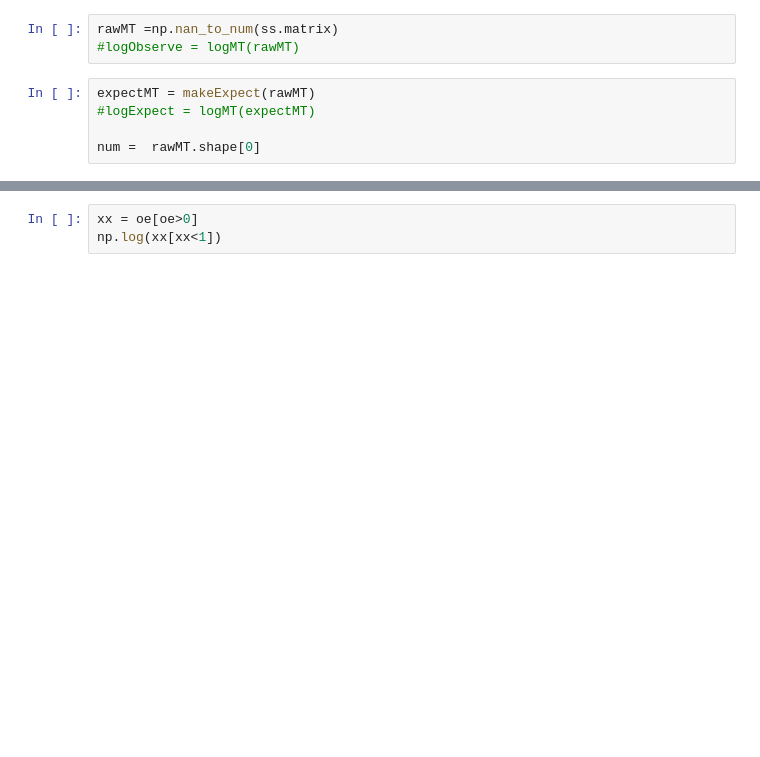
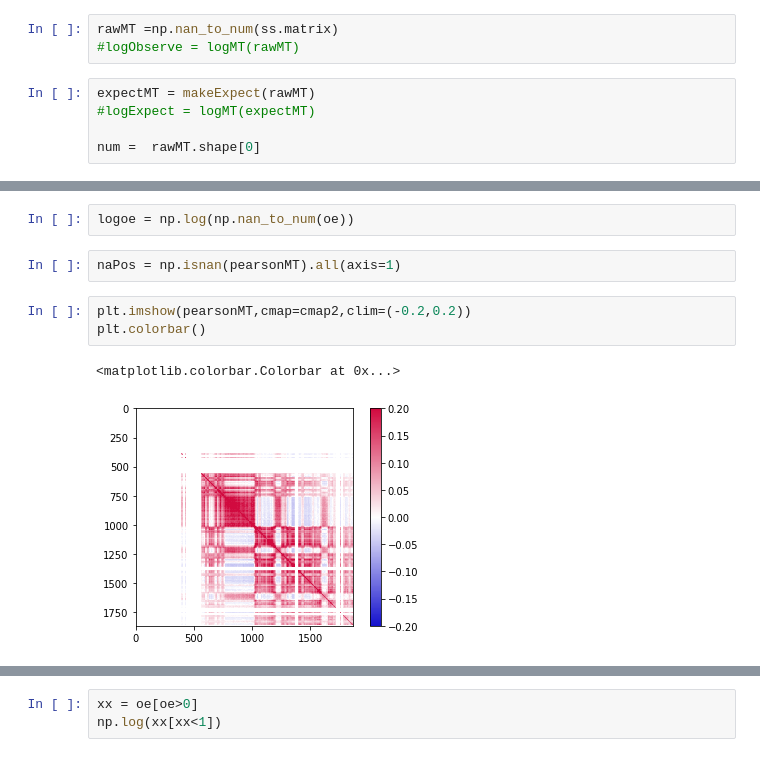
Before and after one commit to wangjk321/HiC1Dmetrics, a Jupyter notebook: ForTest.ipynb, the cells around one changed output, grey strips where cells are left out. Cells and saved outputs as stored; diff of their text form; blank space fills up the shorter version.

```diff
--- a/ForTest.ipynb
+++ b/ForTest.ipynb
@@ -136,0 +127,10 @@ array([[0.        , 0.        , 0.        , ...,        nan,        nan,
+# %%
+logoe = np.log(np.nan_to_num(oe))
+# %%
+naPos = np.isnan(pearsonMT).all(axis=1)
+# %%
+plt.imshow(pearsonMT,cmap=cmap2,clim=(-0.2,0.2))
+plt.colorbar()
+# %% [output]
+<matplotlib.colorbar.Colorbar at 0x...>
+[figure, added]
```
Also changed, not shown: parts of 16 cells of this notebook, 2 other files.
